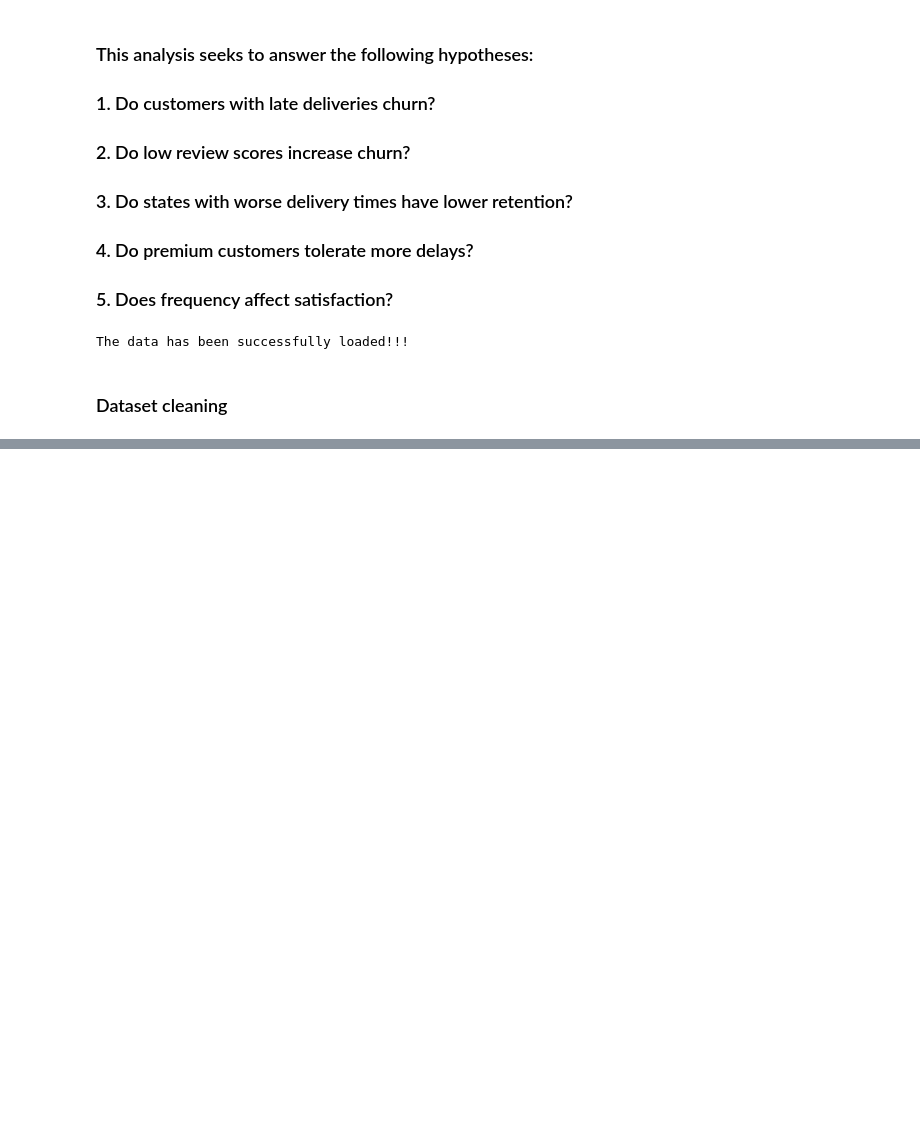
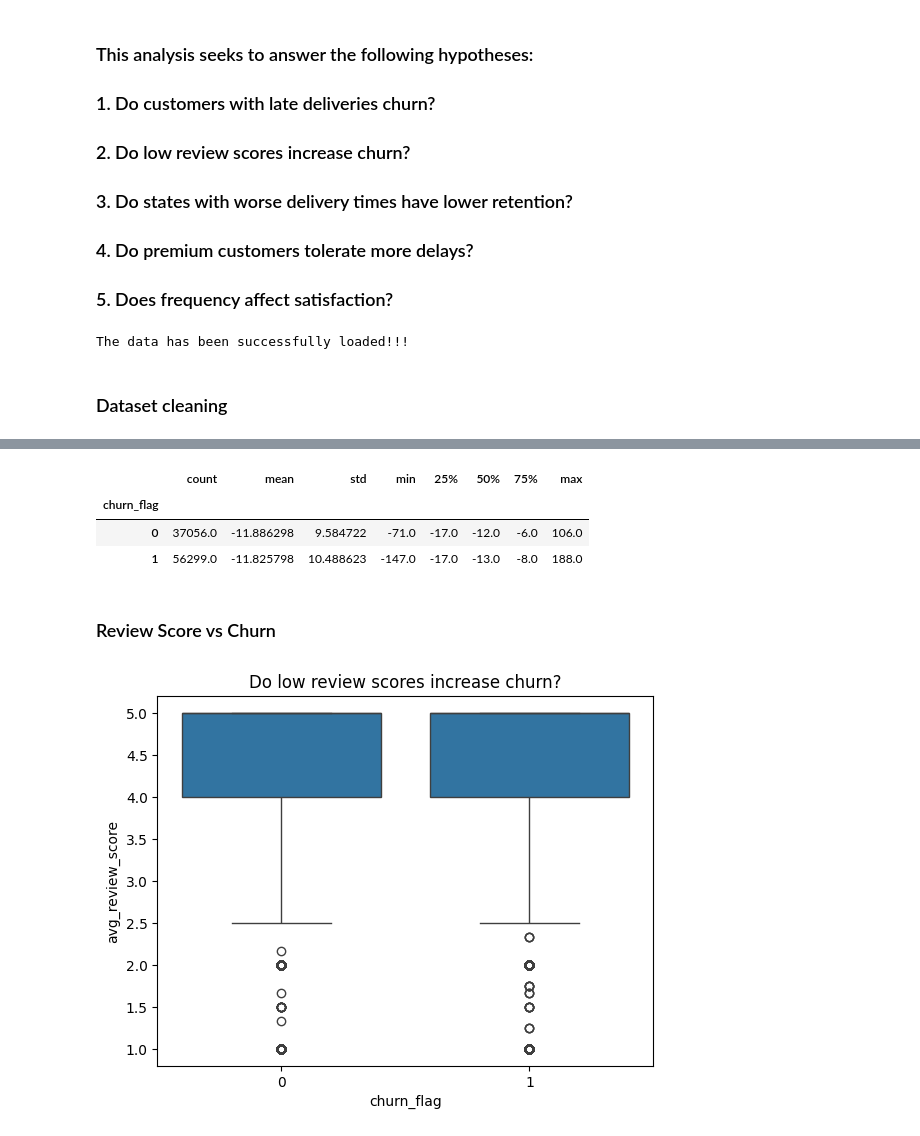
Before and after one commit to ferrettijaime-cmd/Professional_portfolio, a Jupyter notebook: Churn_and_Marketing_Analytics/Script_Python/churn_analysis.ipynb, the cells around one changed output, grey strips where cells are left out. Drawn from its saved outputs; the diff is of its cells as text; code cells hidden in the pictures; blank space fills up the shorter version.

```diff
--- a/Churn_and_Marketing_Analytics/Script_Python/churn_analysis.ipynb
+++ b/Churn_and_Marketing_Analytics/Script_Python/churn_analysis.ipynb
@@ -126,0 +181,19 @@ dtype: int64
+# %%
+churn_df.groupby("churn_flag")["avg_delivery_delay_days"].describe()
+# %% [output]
+|  | count | mean | std | min | 25% | 50% | 75% | max |
+| churn_flag |  |  |  |  |  |  |  |  |
+| 0 | 37056.0 | -11.886298 | 9.584722 | -71.0 | -17.0 | -12.0 | -6.0 | 106.0 |
+| 1 | 56299.0 | -11.825798 | 10.488623 | -147.0 | -17.0 | -13.0 | -8.0 | 188.0 |
+# %% [markdown]
+### Review Score vs Churn
+# %%
+sns.boxplot(
+    x="churn_flag",
+    y="avg_review_score",
+    data=churn_df)
+plt.title("Do low review scores increase churn?")
+
+plt.show()
+# %% [output]
+[figure, added]
```
Also changed, not shown: parts of 19 cells of this notebook, 1 other file.
